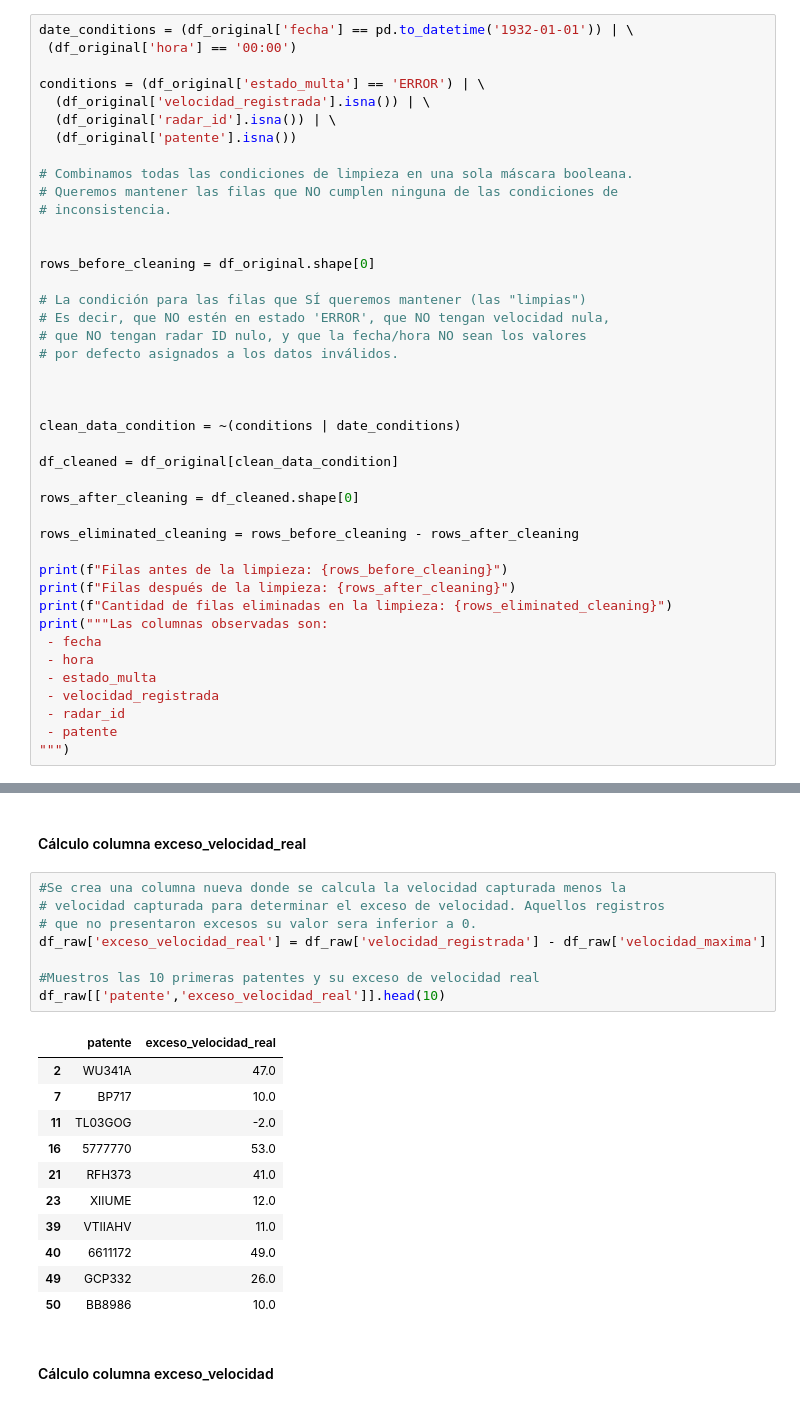
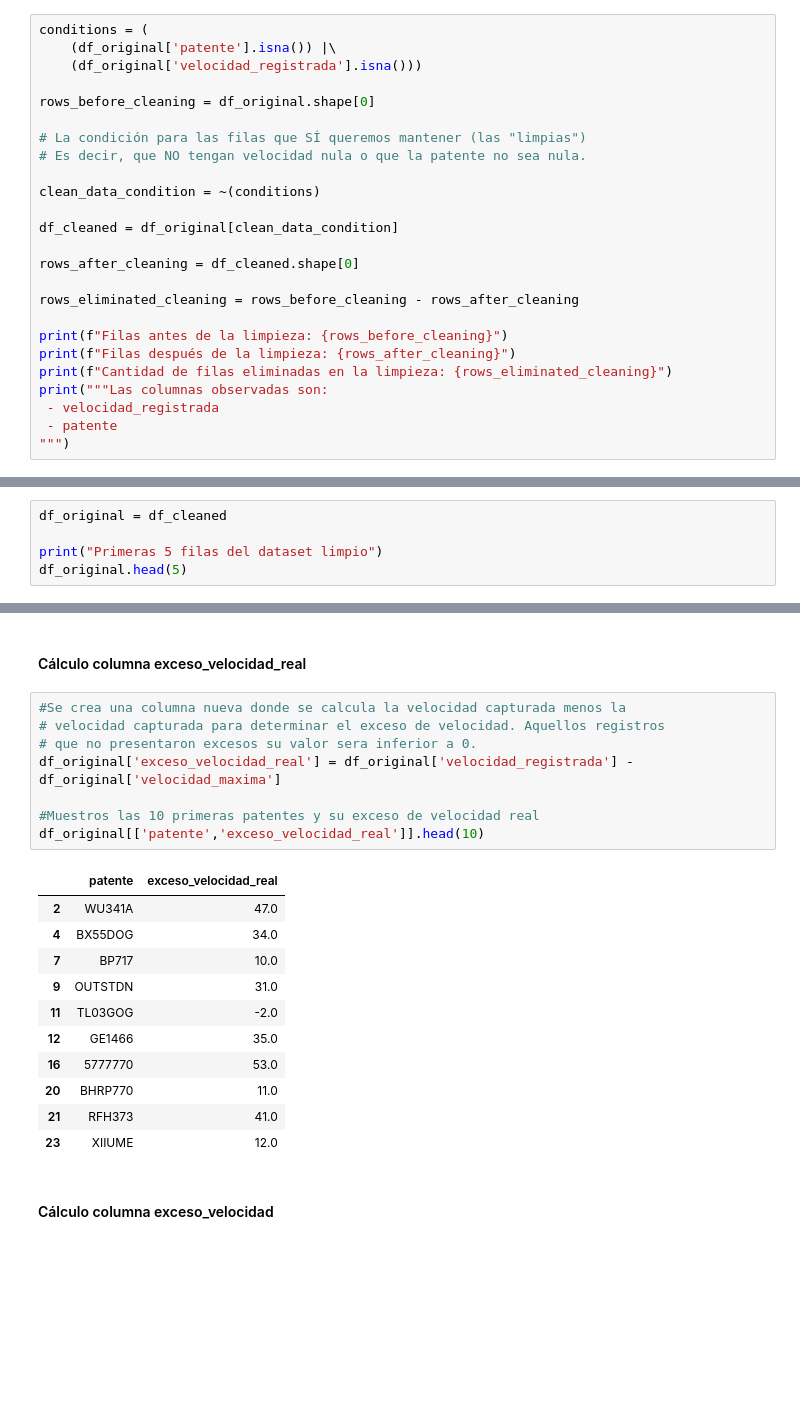
Before and after one commit to GomezMorales/urban_flow_tp_integrador, a Jupyter notebook: 01_Urban_Flow-Tejerina_Quiroga_Bonifacio_GomezMorales.ipynb, the cells around one changed output, grey strips where cells are left out. Drawn from its saved outputs; the diff is of its cells as text; blank space fills up the shorter version.

Commit message:
Ajuste de criterios de limpieza del dataset

```diff
--- a/01_Urban_Flow-Tejerina_Quiroga_Bonifacio_GomezMorales.ipynb
+++ b/01_Urban_Flow-Tejerina_Quiroga_Bonifacio_GomezMorales.ipynb
@@ -509,29 +506,16 @@ Name: patente, dtype: string
 # %% [markdown]
 #### Limpieza del dataset, volcando el resultado en un dataset temporal
 # %%
-date_conditions = (df_original['fecha'] == pd.to_datetime('1932-01-01')) | \
- (df_original['hora'] == '00:00')
-
-conditions = (df_original['estado_multa'] == 'ERROR') | \
-  (df_original['velocidad_registrada'].isna()) | \
-  (df_original['radar_id'].isna()) | \
-  (df_original['patente'].isna())
-
-# Combinamos todas las condiciones de limpieza en una sola máscara booleana.
-# Queremos mantener las filas que NO cumplen ninguna de las condiciones de
-# inconsistencia.
-
+conditions = (
+    (df_original['patente'].isna()) |\
+    (df_original['velocidad_registrada'].isna()))
 
 rows_before_cleaning = df_original.shape[0]
 
 # La condición para las filas que SÍ queremos mantener (las "limpias")
-# Es decir, que NO estén en estado 'ERROR', que NO tengan velocidad nula,
-# que NO tengan radar ID nulo, y que la fecha/hora NO sean los valores
-# por defecto asignados a los datos inválidos.
+# Es decir, que NO tengan velocidad nula o que la patente no sea nula.
 
-
-
-clean_data_condition = ~(conditions | date_conditions)
+clean_data_condition = ~(conditions)
 
 df_cleaned = df_original[clean_data_condition]
 
@@ -543,11 +527,7 @@ print(f"Filas antes de la limpieza: {rows_before_cleaning}")
 print(f"Filas después de la limpieza: {rows_after_cleaning}")
 print(f"Cantidad de filas eliminadas en la limpieza: {rows_eliminated_cleaning}")
 print("""Las columnas observadas son:
- - fecha
- - hora
- - estado_multa
  - velocidad_registrada
- - radar_id
  - patente
 """)
 # %% [output]
@@ -581,0 +542,5 @@ Primeras 5 filas del dataset limpio
+# %%
+df_original = df_cleaned
+
+print("Primeras 5 filas del dataset limpio")
+df_original.head(5)
@@ -586,23 +559,23 @@ Primeras 5 filas del dataset limpio
 # %%
 #Se crea una columna nueva donde se calcula la velocidad capturada menos la
 # velocidad capturada para determinar el exceso de velocidad. Aquellos registros
 # que no presentaron excesos su valor sera inferior a 0.
-df_raw['exceso_velocidad_real'] = df_raw['velocidad_registrada'] - df_raw['velocidad_maxima']
+df_original['exceso_velocidad_real'] = df_original['velocidad_registrada'] - df_original['velocidad_maxima']
 
 #Muestros las 10 primeras patentes y su exceso de velocidad real
-df_raw[['patente','exceso_velocidad_real']].head(10)
+df_original[['patente','exceso_velocidad_real']].head(10)
 # %% [output]
 |  | patente | exceso_velocidad_real |
 | 2 | WU341A | 47.0 |
+| 4 | BX55DOG | 34.0 |
 | 7 | BP717 | 10.0 |
+| 9 | OUTSTDN | 31.0 |
 | 11 | TL03GOG | -2.0 |
+| 12 | GE1466 | 35.0 |
 | 16 | 5777770 | 53.0 |
+| 20 | BHRP770 | 11.0 |
 | 21 | RFH373 | 41.0 |
 | 23 | XIIUME | 12.0 |
-| 39 | VTIIAHV | 11.0 |
-| 40 | 6611172 | 49.0 |
-| 49 | GCP332 | 26.0 |
-| 50 | BB8986 | 10.0 |
 # %% [markdown]
 #### Cálculo columna exceso_velocidad
 # %%
```
Also changed, not shown: parts of 7 cells of this notebook, 1 other file.
